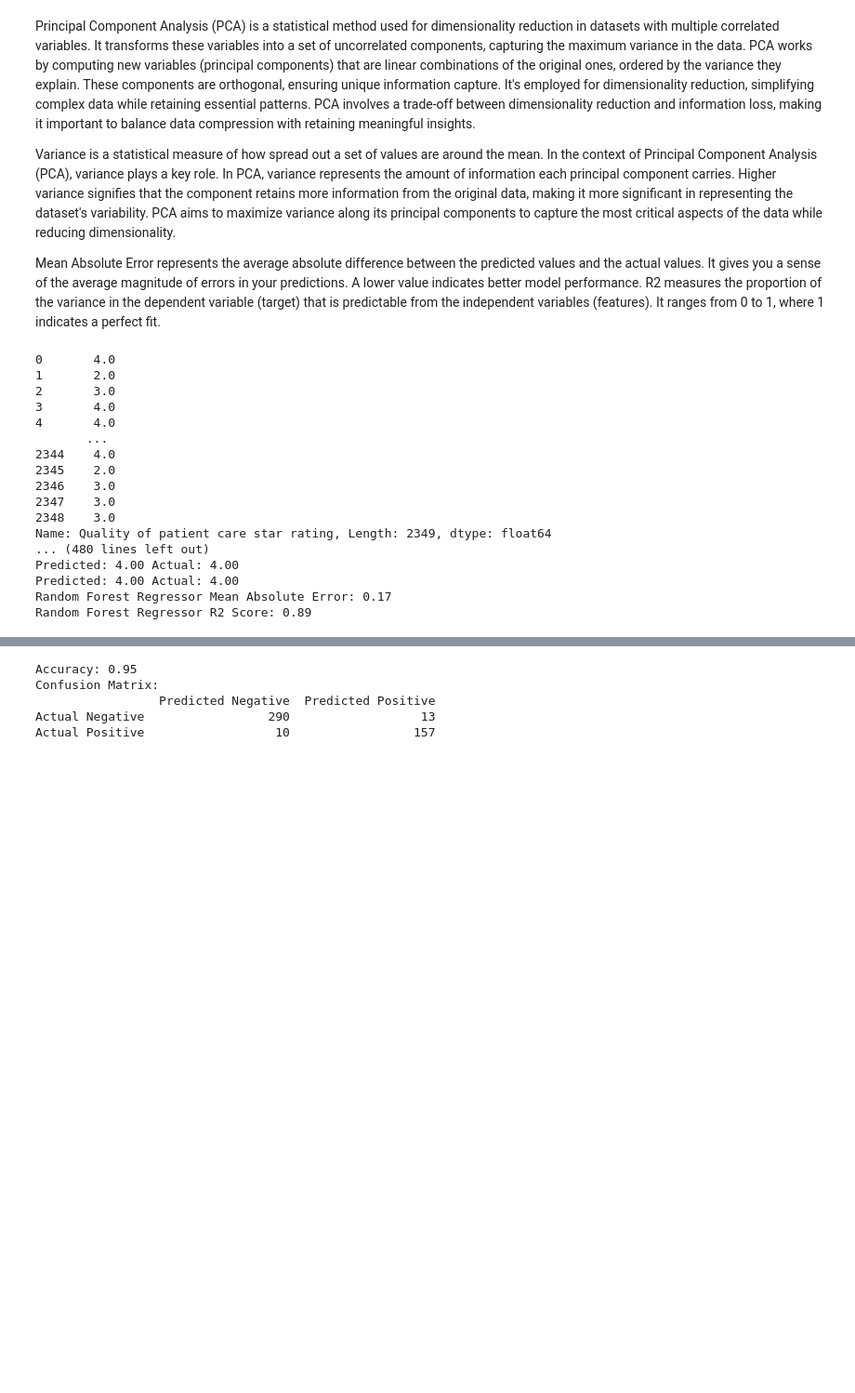
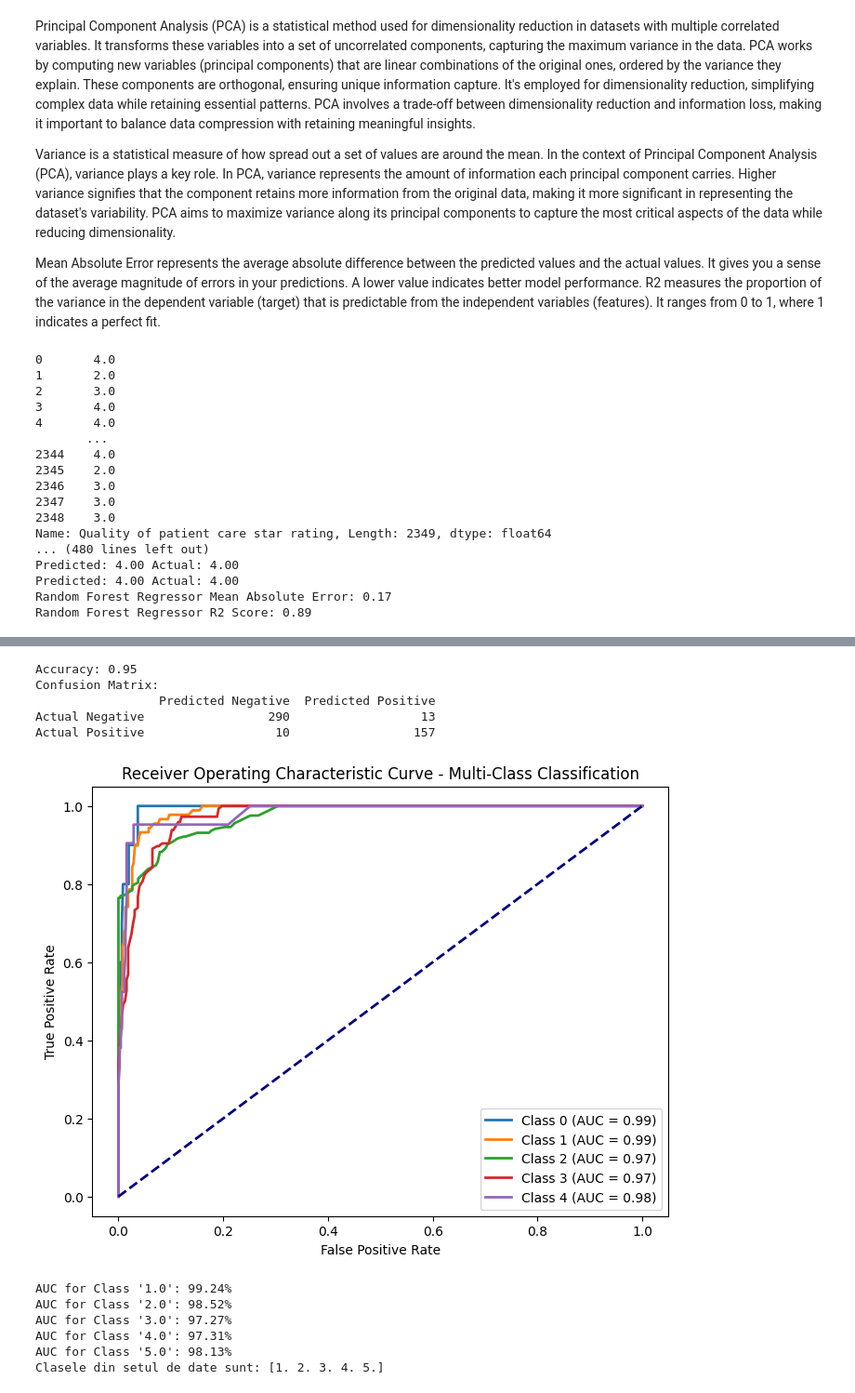
Before and after one commit to dariiing/Feedback-HHC, a Jupyter notebook: FeedbackHHC.ipynb, the cells around one changed output, grey strips where cells are left out. Shown at 93% size. Saved outputs shown, nothing was run; the diff lists cells and outputs as text; code cells hidden in the pictures; blank space fills up the shorter version.

Commit message:
+random_forest_classifier_multiclass()

```diff
--- a/FeedbackHHC.ipynb
+++ b/FeedbackHHC.ipynb
@@ -273,6 +275,43 @@ class FeedbackHHC:
         print("Confusion Matrix:")
         print(conf_matrix_df)
 
+
+    def train_random_forest_classifier_multiclass(self):
+        X = self.data.drop('Quality of patient care star rating', axis=1)
+        y = self.data['Quality of patient care star rating']
+
+        # Binarize the target variable for multi-class classification
+        y_bin = label_binarize(y, classes=np.unique(y))
+
+        X_train, X_test, y_train, y_test = train_test_split(X, y_bin, test_size=0.2, random_state=42)
+
+        rf_classifier = OneVsRestClassifier(RandomForestClassifier(n_estimators=100, random_state=42))
+        rf_classifier.fit(X_train, y_train)
+
+        # Predict probabilities for each class
+        y_pred_prob = rf_classifier.predict_proba(X_test)
+
+        # Plot ROC curve for each class
+        plt.figure(figsize=(8, 6))
+        for i in range(len(np.unique(y))):
+            fpr, tpr, _ = roc_curve(y_test[:, i], y_pred_prob[:, i])
+            roc_auc = auc(fpr, tpr)
+            plt.plot(fpr, tpr, lw=2, label=f'Class {i} (AUC = {roc_auc:.2f})')
+
+        plt.plot([0, 1], [0, 1], color='navy', lw=2, linestyle='--')
+        plt.xlabel('False Positive Rate')
+        plt.ylabel('True Positive Rate')
+        plt.title('Receiver Operating Characteristic Curve - Multi-Class Classification')
+        plt.legend(loc='lower right')
+        plt.show()
+
+        # Print ROC AUC values for each class
+        classes = np.unique(y)
+        for i in range(len(classes)):
+            class_auc = roc_auc_score(y_test[:, i], y_pred_prob[:, i])
+            print(f"AUC for Class '{classes[i]}': {class_auc:.2%}")
+
+
     def train_neural_network(self, batch_size=32):
         X = self.data.drop('Quality of patient care star rating', axis=1)
         y = self.data['Quality of patient care star rating']
@@ -379,31 +418,40 @@ def main():
     # preprocessed_data.train_neural_network()
     preprocessed_data.train_random_forest_classifier()
 
+    preprocessed_data.train_random_forest_classifier_multiclass()
+
 
 if __name__ == "__main__":
     main()
 # %% [output]
 0       4.0
 1       2.0
 2       3.0
 3       4.0
 4       4.0
        ...
 2344    4.0
 2345    2.0
 2346    3.0
 2347    3.0
 2348    3.0
 Name: Quality of patient care star rating, Length: 2349, dtype: float64
 ... (480 lines left out)
 Predicted: 4.00 Actual: 4.00
 Predicted: 4.00 Actual: 4.00
 Random Forest Regressor Mean Absolute Error: 0.17
 Random Forest Regressor R2 Score: 0.89
 [figure]
 [figure]
 Accuracy: 0.95
 Confusion Matrix:
                  Predicted Negative  Predicted Positive
 Actual Negative                 290                  13
 Actual Positive                  10                 157
+[figure, added]
+AUC for Class '1.0': 99.24%
+AUC for Class '2.0': 98.52%
+AUC for Class '3.0': 97.27%
+AUC for Class '4.0': 97.31%
+AUC for Class '5.0': 98.13%
+Clasele din setul de date sunt: [1. 2. 3. 4. 5.]
```
Also changed, not shown: parts of 1 cell of this notebook.
